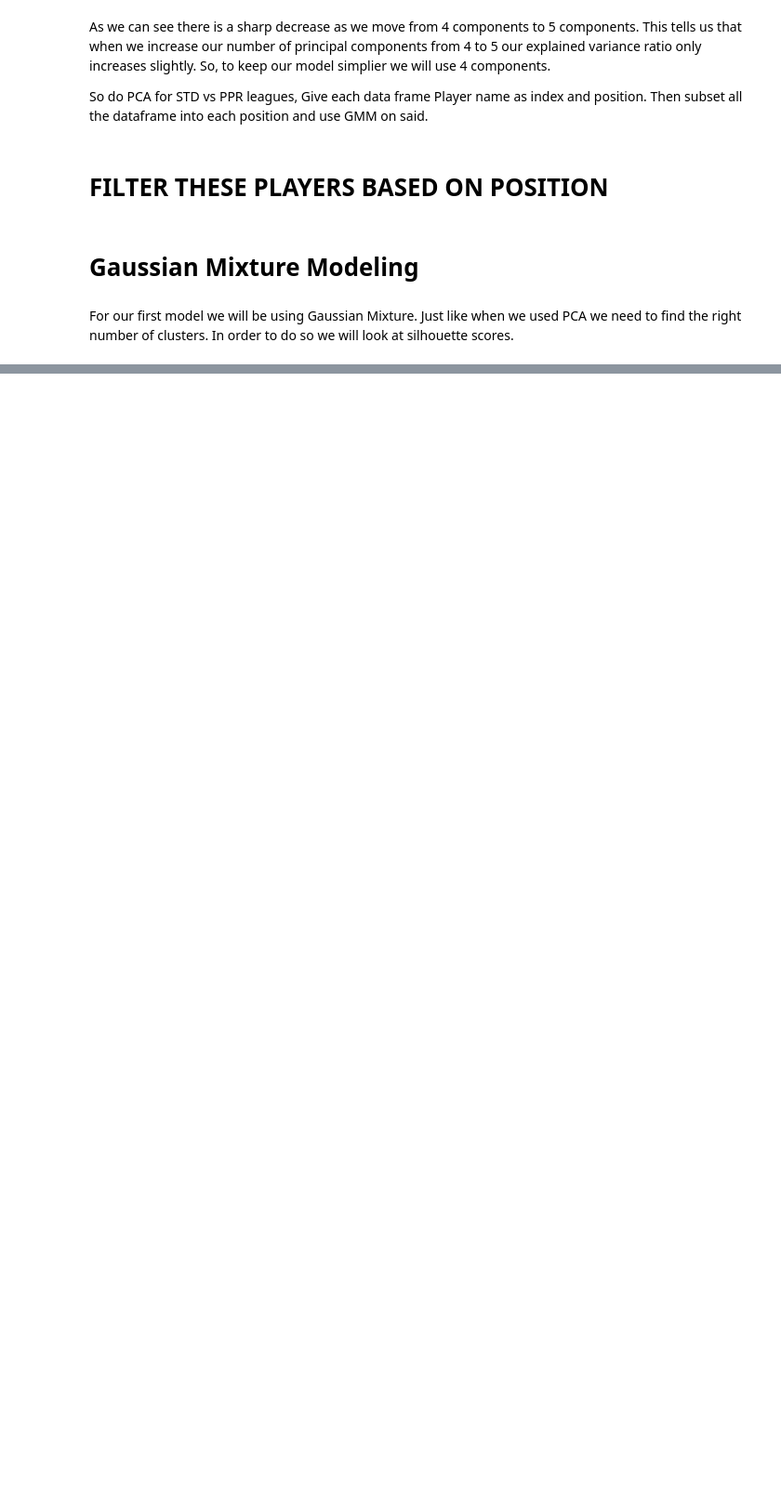
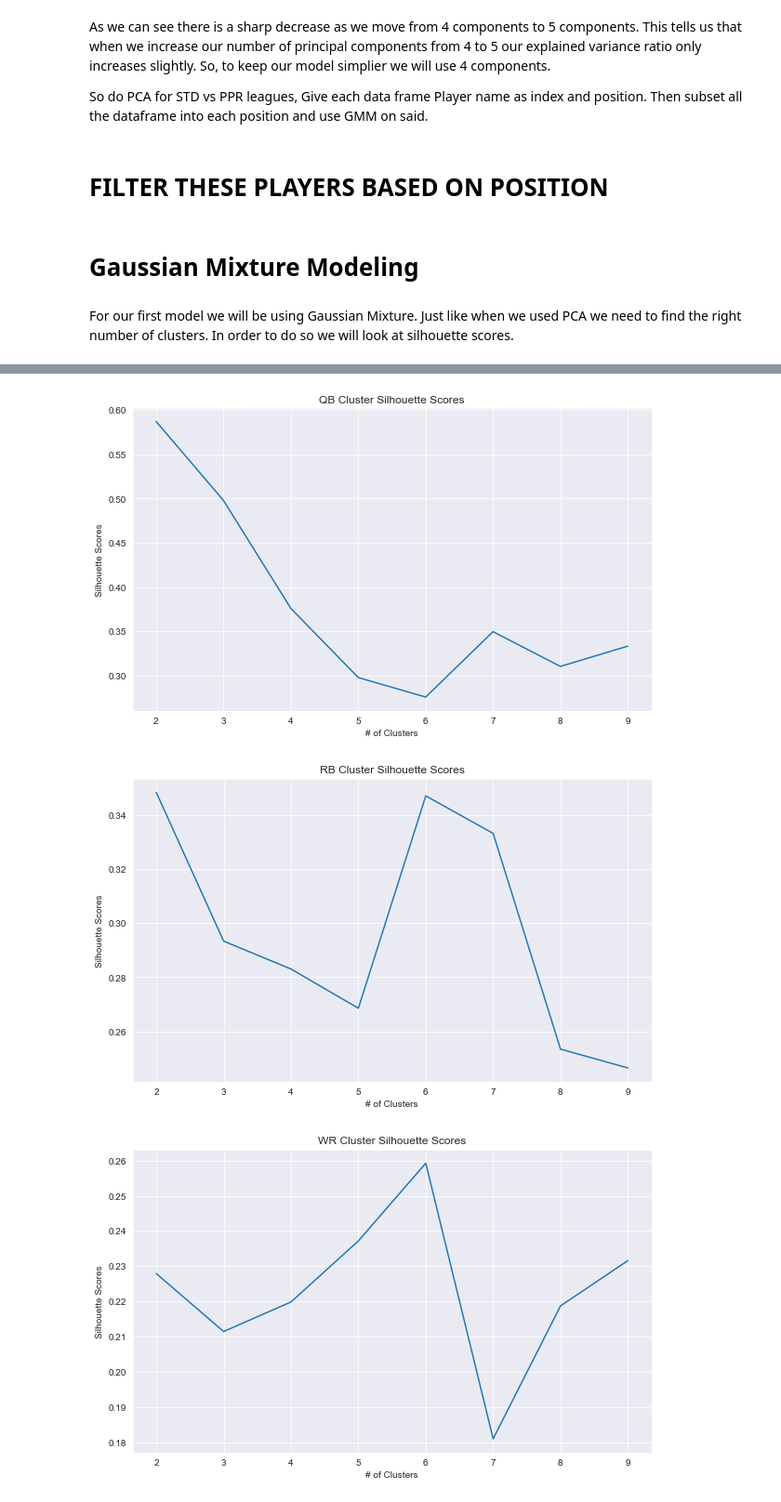
Before and after one commit to desaiiviral/Projects, a Jupyter notebook: Fantasy Ranking.ipynb, the cells around one changed output, grey strips where cells are left out. Shown: that part at 93% size. Drawn from its saved outputs; the diff is of its cells as text; code cells hidden in the pictures; blank space fills up the shorter version.

```diff
--- a/Fantasy Ranking.ipynb
+++ b/Fantasy Ranking.ipynb
@@ -193,27 +195,33 @@ For our first model we will be using Gaussian Mixture. Just like when we used PC
 from sklearn.metrics import silhouette_score
 from sklearn.mixture import GaussianMixture
 
+#function that takes in a dataframe and returns a range of silhouette scores and plots them
+#The parameters are:
+#x - which is the maximum number of components
+#data - the data in question that we are performing PCA
+#df_name - name that will be used as title for graph
 
-#list to hold silhouette scores
-silhouette_gmm = []
+def gmm_silhouette_score(x, data, df_name):
+    #list to hold silhouette scores
+    silhouette_gmm = []
 
-#we will look from 4 to 10 clusters
-for j in range(2, 11):
-    gmm = GaussianMixture(n_components = j, random_state = 0).fit(a2)
-    #get labels
-    labels = gmm.predict(a2)
-    #insert score into list
-    silhouette_gmm.append(silhouette_score(a2, labels))
+    #we will look from 4 to 10 clusters
+    for j in range(2, x):
+        gmm = GaussianMixture(n_components = j, random_state = 0).fit(data)
+        #get labels
+        labels = gmm.predict(data)
+        #insert score into list
+        silhouette_gmm.append(silhouette_score(data, labels))
 
-#plotting our silhouette scores for readability.
+    #plotting our silhouette scores for readability.
 
-#changing fig size
-plt.figure(figsize = (12,8))
+    #changing fig size
+    plt.figure(figsize = (10,6))
 
-#plotting our variance
-ax = sns.lineplot(range(2,11), silhouette_gmm)
+    #plotting our variance
+    ax = sns.lineplot(range(2,x), silhouette_gmm)
 
-#plot labels
-ax.set(xlabel = '# of Clusters', ylabel = 'Silhouette Scores',
-       title = 'Cluster Silhouette Scores')
-plt.show()
+    #plot labels
+    ax.set(xlabel = '# of Clusters', ylabel = 'Silhouette Scores',
+       title = df_name + ' Cluster Silhouette Scores')
+    plt.show()
@@ -223,0 +230,7 @@ One of the main problems with finding identifiable clusters is that we simply do
+# %%
+for position in positions:
+    gmm_silhouette_score(10, stats_norm_pos[position], position)
+# %% [output]
+[figure, added]
+[figure, added]
+[figure, added]
```
Also changed, not shown: parts of 13 cells of this notebook.
